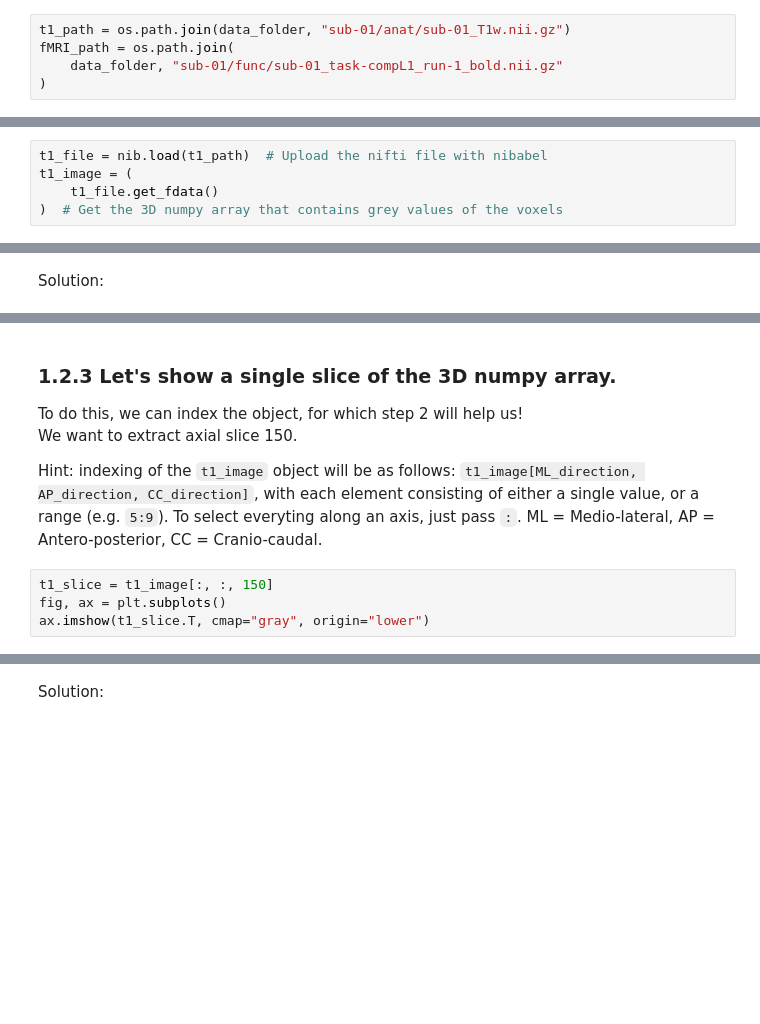
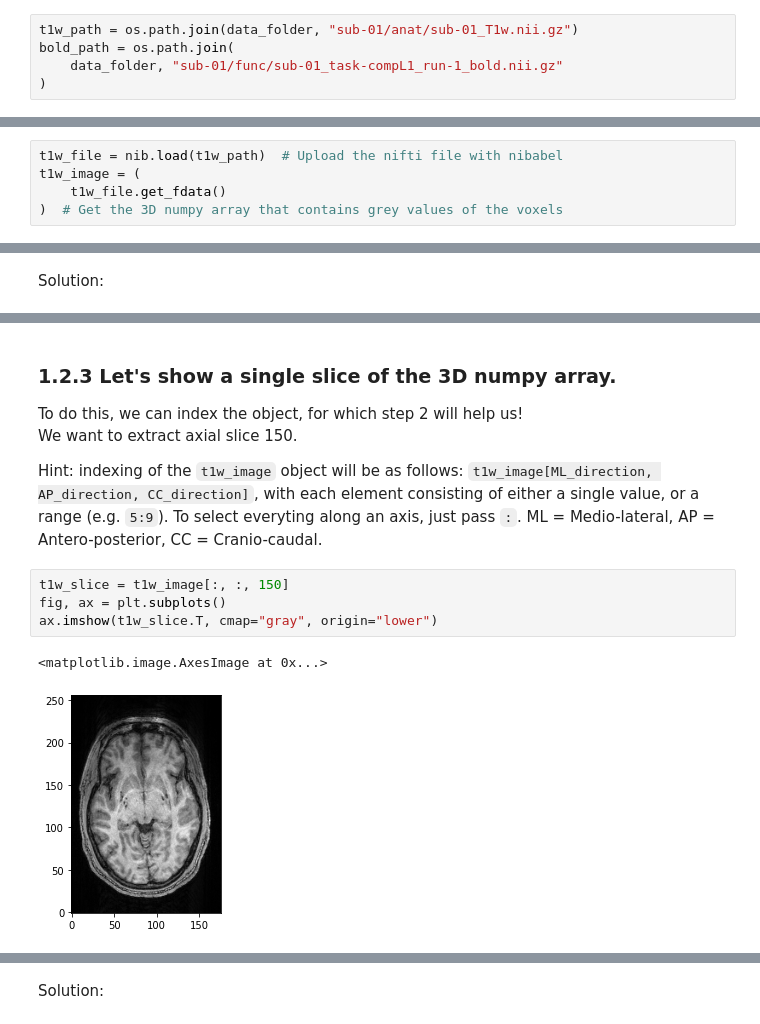
Before and after one commit to OpenMRBenelux/openmr2021-dataviz-workshop, a Jupyter notebook: code/python_viz_tutorial.ipynb, the cells around one changed output, grey strips where cells are left out. Drawn from its saved outputs; the diff is of its cells as text; blank space fills up the shorter version.

```diff
--- a/code/python_viz_tutorial.ipynb
+++ b/code/python_viz_tutorial.ipynb
@@ -100,7 +115,7 @@ The data was downloaded from OpenNeuro, [project ds003542](https://openneuro.org
 
 Let's define the paths:
 # %%
-t1_path = os.path.join(data_folder, "sub-01/anat/sub-01_T1w.nii.gz")
-fMRI_path = os.path.join(
+t1w_path = os.path.join(data_folder, "sub-01/anat/sub-01_T1w.nii.gz")
+bold_path = os.path.join(
     data_folder, "sub-01/func/sub-01_task-compL1_run-1_bold.nii.gz"
 )
@@ -116,7 +133,7 @@ Note that this anatomical T1w nifti is a 3D image, with each dimension being a s
 # %% [markdown]
 ### 1.2.1 Let's first search for the nifti file in our directory!
 # %%
-t1_file = nib.load(t1_path)  # Upload the nifti file with nibabel
-t1_image = (
-    t1_file.get_fdata()
+t1w_file = nib.load(t1w_path)  # Upload the nifti file with nibabel
+t1w_image = (
+    t1w_file.get_fdata()
 )  # Get the 3D numpy array that contains grey values of the voxels
@@ -141,8 +172,11 @@ print(f"- # Cranio-caudal voxels: {t1_shape[2]}")
 To do this, we can index the object, for which step 2 will help us!\
 We want to extract axial slice 150.
 
-Hint: indexing of the `t1_image` object will be as follows: `t1_image[ML_direction, AP_direction, CC_direction]`, with each element consisting of either a single value, or a range (e.g. `5:9`). To select everyting along an axis, just pass `:`. ML = Medio-lateral, AP = Antero-posterior, CC = Cranio-caudal.
+Hint: indexing of the `t1w_image` object will be as follows: `t1w_image[ML_direction, AP_direction, CC_direction]`, with each element consisting of either a single value, or a range (e.g. `5:9`). To select everyting along an axis, just pass `:`. ML = Medio-lateral, AP = Antero-posterior, CC = Cranio-caudal.
 # %%
-t1_slice = t1_image[:, :, 150]
+t1w_slice = t1w_image[:, :, 150]
 fig, ax = plt.subplots()
-ax.imshow(t1_slice.T, cmap="gray", origin="lower")
+ax.imshow(t1w_slice.T, cmap="gray", origin="lower")
+# %% [output]
+<matplotlib.image.AxesImage at 0x...>
+[figure, added]
```
Also changed, not shown: parts of 18 cells of this notebook, 5 other files.
